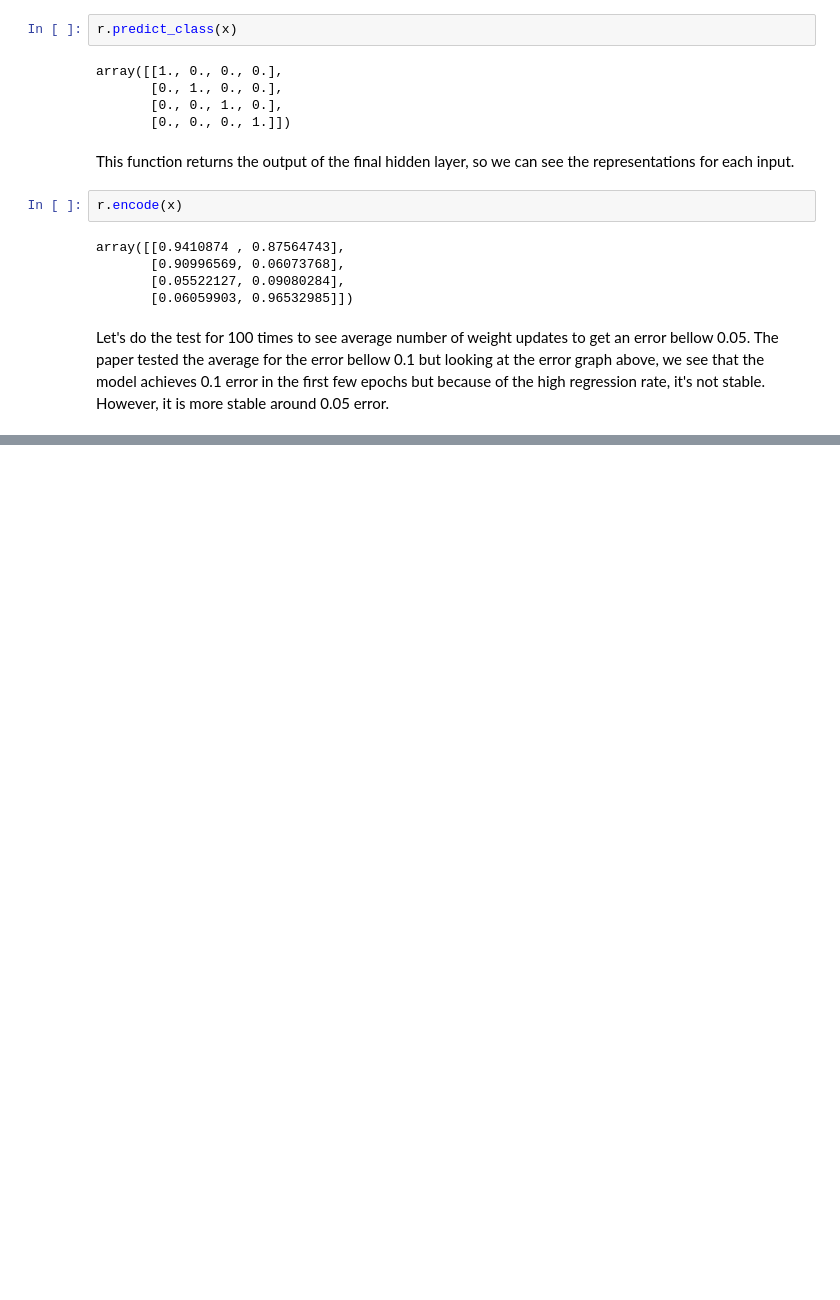
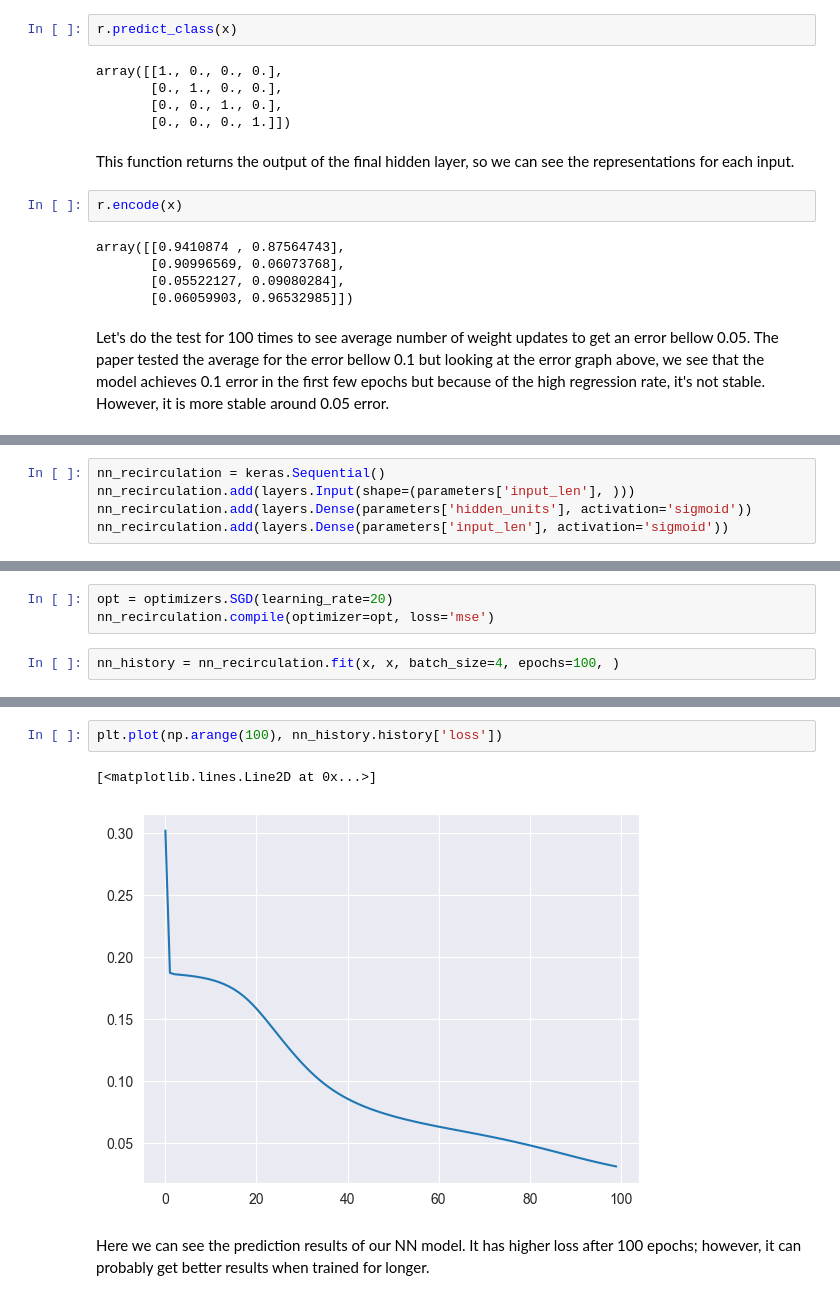
Before and after one commit to amiralimi/recirculation, a Jupyter notebook: recirculation.ipynb, the cells around one changed output, grey strips where cells are left out. Cells and saved outputs as stored; diff of their text form; blank space fills up the shorter version.

Commit message:
added a NN with the same structure as the recirculation network using tensorflow

```diff
--- a/recirculation.ipynb
+++ b/recirculation.ipynb
@@ -302,0 +314,5 @@ print(np.average(indexes))
+# %%
+nn_recirculation = keras.Sequential()
+nn_recirculation.add(layers.Input(shape=(parameters['input_len'], )))
+nn_recirculation.add(layers.Dense(parameters['hidden_units'], activation='sigmoid'))
+nn_recirculation.add(layers.Dense(parameters['input_len'], activation='sigmoid'))
@@ -302,0 +354,5 @@ print(np.average(indexes))
+# %%
+opt = optimizers.SGD(learning_rate=20)
+nn_recirculation.compile(optimizer=opt, loss='mse')
+# %%
+nn_history = nn_recirculation.fit(x, x, batch_size=4, epochs=100, )
@@ -302,0 +395,7 @@ print(np.average(indexes))
+# %%
+plt.plot(np.arange(100), nn_history.history['loss'])
+# %% [output]
+[<matplotlib.lines.Line2D at 0x...>]
+[figure, added]
+# %% [markdown]
+Here we can see the prediction results of our NN model. It has higher loss after 100 epochs; however, it can probably get better results when trained for longer.
```
Also changed, not shown: parts of 17 cells of this notebook.
